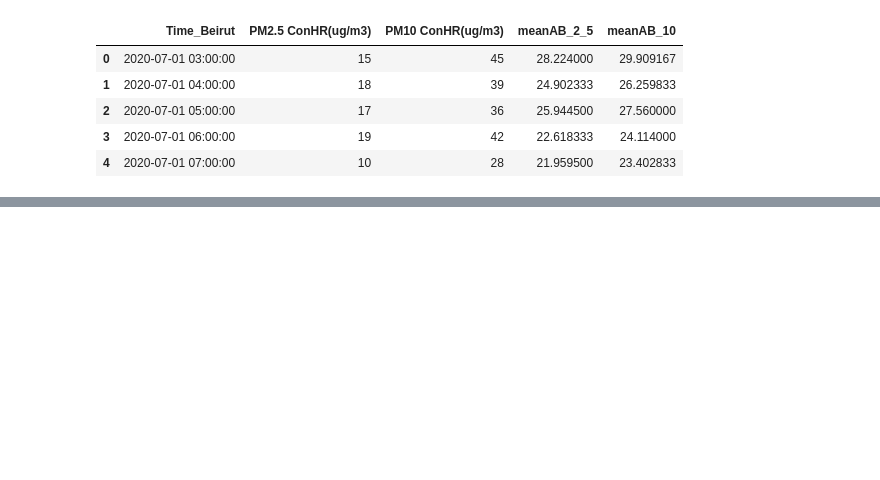
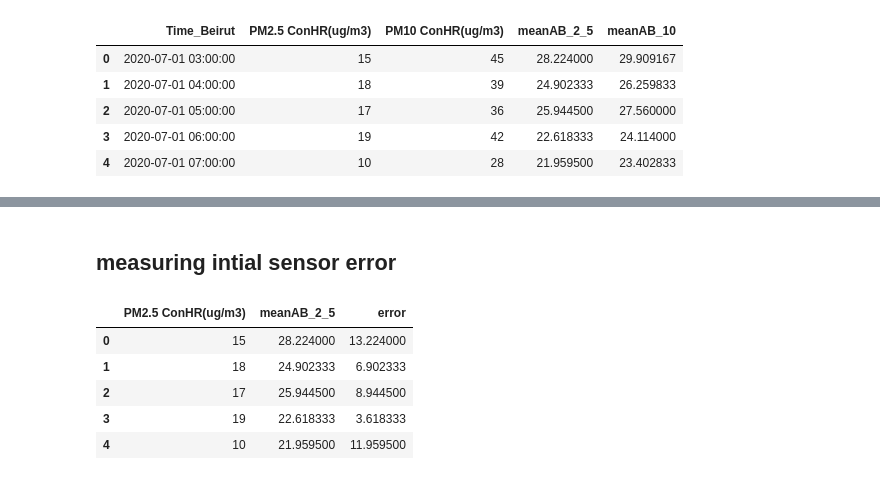
Before and after one commit to dariahavryshchuk/air-quality-sensor-ml, a Jupyter notebook: sensor_calibration.ipynb, the cells around one changed output, grey strips where cells are left out. Cells and saved outputs as stored; diff of their text form; code cells hidden in the pictures; blank space fills up the shorter version.

```diff
--- a/sensor_calibration.ipynb
+++ b/sensor_calibration.ipynb
@@ -13,0 +46,2 @@ df.head()
+# %% [markdown]
+## measuring intial sensor error
@@ -13,0 +50,9 @@ df.head()
+# %%
+df[["PM2.5 ConHR(ug/m3)", "meanAB_2_5", "error"]].head()
+# %% [output]
+|  | PM2.5 ConHR(ug/m3) | meanAB_2_5 | error |
+| 0 | 15 | 28.224000 | 13.224000 |
+| 1 | 18 | 24.902333 | 6.902333 |
+| 2 | 17 | 25.944500 | 8.944500 |
+| 3 | 19 | 22.618333 | 3.618333 |
+| 4 | 10 | 21.959500 | 11.959500 |
```
Also changed, not shown: parts of 39 cells of this notebook, 1 other file.
